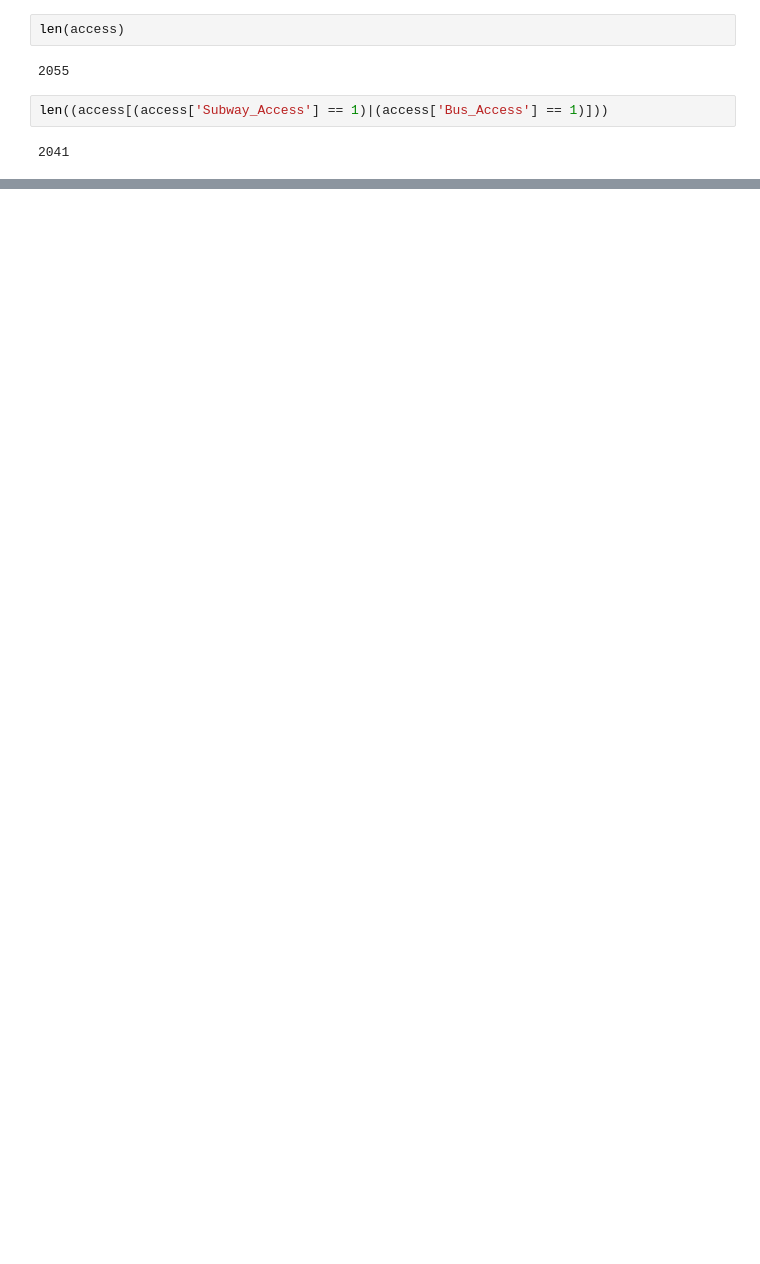
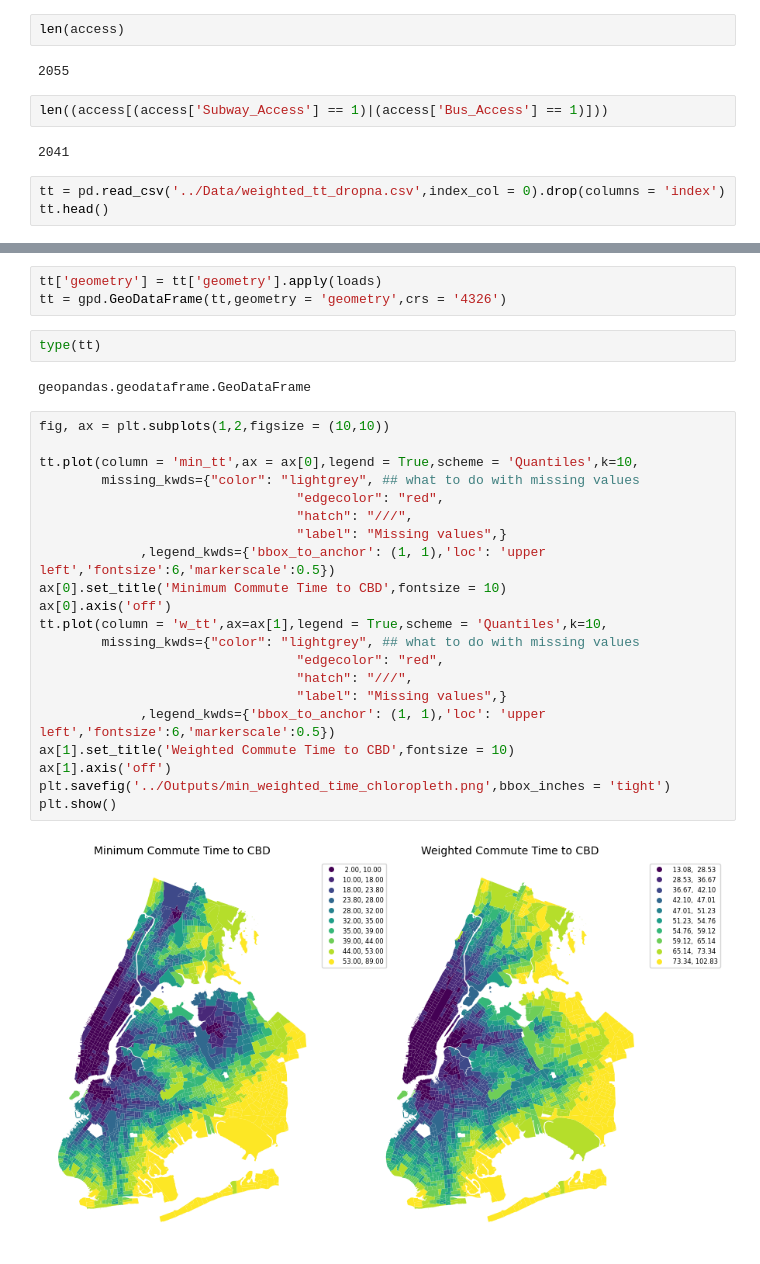
Before and after one commit to emj1020/complex_urban_systems_finalproj, a Jupyter notebook: Scripts/03_TransportAccess_DescriptiveAnalysis.ipynb, the cells around one changed output, grey strips where cells are left out. Saved outputs shown, nothing was run; the diff lists cells and outputs as text; blank space fills up the shorter version.

```diff
--- a/Scripts/03_TransportAccess_DescriptiveAnalysis.ipynb
+++ b/Scripts/03_TransportAccess_DescriptiveAnalysis.ipynb
@@ -32,3 +33,6 @@ len(access)
 len((access[(access['Subway_Access'] == 1)|(access['Bus_Access'] == 1)]))
 # %% [output]
 2041
+# %%
+tt = pd.read_csv('../Data/weighted_tt_dropna.csv',index_col = 0).drop(columns = 'index')
+tt.head()
@@ -34,0 +58,30 @@ len((access[(access['Subway_Access'] == 1)|(access['Bus_Access'] == 1)]))
+# %%
+tt['geometry'] = tt['geometry'].apply(loads)
+tt = gpd.GeoDataFrame(tt,geometry = 'geometry',crs = '4326')
+# %%
+type(tt)
+# %% [output]
+geopandas.geodataframe.GeoDataFrame
+# %%
+fig, ax = plt.subplots(1,2,figsize = (10,10))
+
+tt.plot(column = 'min_tt',ax = ax[0],legend = True,scheme = 'Quantiles',k=10,
+        missing_kwds={"color": "lightgrey", ## what to do with missing values
+                                 "edgecolor": "red",
+                                 "hatch": "///",
+                                 "label": "Missing values",}
+             ,legend_kwds={'bbox_to_anchor': (1, 1),'loc': 'upper left','fontsize':6,'markerscale':0.5})
+ax[0].set_title('Minimum Commute Time to CBD',fontsize = 10)
+ax[0].axis('off')
+tt.plot(column = 'w_tt',ax=ax[1],legend = True,scheme = 'Quantiles',k=10,
+        missing_kwds={"color": "lightgrey", ## what to do with missing values
+                                 "edgecolor": "red",
+                                 "hatch": "///",
+                                 "label": "Missing values",}
+             ,legend_kwds={'bbox_to_anchor': (1, 1),'loc': 'upper left','fontsize':6,'markerscale':0.5})
+ax[1].set_title('Weighted Commute Time to CBD',fontsize = 10)
+ax[1].axis('off')
+plt.savefig('../Outputs/min_weighted_time_chloropleth.png',bbox_inches = 'tight')
+plt.show()
+# %% [output]
+[figure, added]
```
Also changed, not shown: parts of 3 cells of this notebook, 2 other files.
